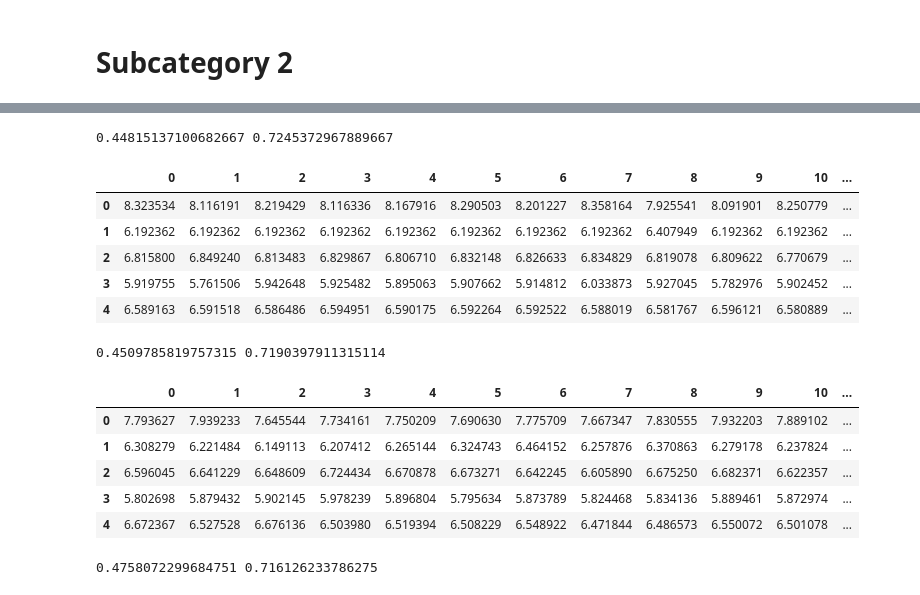
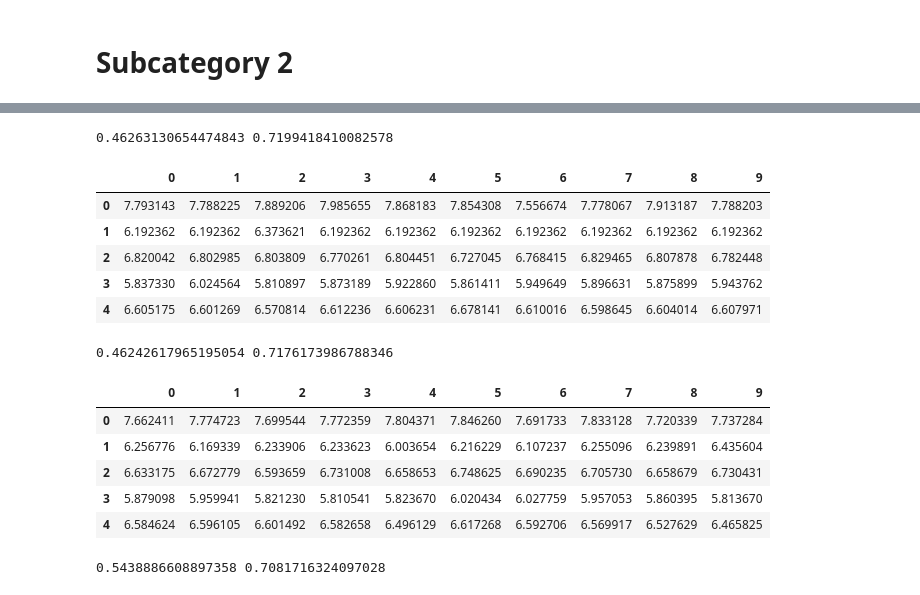
Before and after one commit to RahulGupta16/Machinehack-E-Commerce-product-price-prediction, a Jupyter notebook: Untitled.ipynb, the cells around one changed output, grey strips where cells are left out. Saved outputs shown, nothing was run; the diff lists cells and outputs as text; code cells hidden in the pictures.

```diff
--- a/Untitled.ipynb
+++ b/Untitled.ipynb
@@ -217,3 +245,6 @@ train.head()
+# %%
+train.Subcategory_2=train.Subcategory_2.apply(lambda x: 'cloth' if re.search('clothing',x) else x)
+test.Subcategory_2=test.Subcategory_2.apply(lambda x: 'cloth' if re.search('clothing',x) else x)
 # %%
 t1=set(train.Subcategory_2).difference(set(test.Subcategory_2))
 t2=set(test.Subcategory_2).difference(set(train.Subcategory_2))
@@ -235,6 +258,6 @@ len(t1)
 # %%
-train=pd.concat([train,pd.get_dummies(train[['Year']].astype('category'))],axis=1)
-test=pd.concat([test,pd.get_dummies(test[['Year']].astype('category'))],axis=1)
+#train=pd.concat([train,pd.get_dummies(train[['Year']].astype('category'))],axis=1)
+#test=pd.concat([test,pd.get_dummies(test[['Year']].astype('category'))],axis=1)
 # %%
 train.shape,test.shape
 # %% [output]
@@ -242,9 +265,13 @@ train.shape,test.shape
 # %%
-train.drop(columns=['Product','Year','Date'],inplace=True)
-test.drop(columns=['Product','Year','Date'],inplace=True)
+train.drop(columns=['Product','Date'],inplace=True)
+test.drop(columns=['Product','Date'],inplace=True)
 # %%
 label =train['Selling_Price']
 train.drop(columns=['Selling_Price'],inplace=True)
+# %%
+mm=MinMaxScaler()
+train=pd.DataFrame(mm.fit_transform(train))
+test=pd.DataFrame(mm.fit_transform(test))
 # %%
 test.head()
 # %% [output]
@@ -340,29 +367,29 @@ model(xgb.XGBRegressor(random_state=1688),train,label,test,6898,10).head()
 # %%
-model(ExtraTreesRegressor(random_state=9111),train,label,test,5234,15).head()
+model(ExtraTreesRegressor(random_state=1119),train,label,test,11359,10).head()
 # %% [output]
-0.44815137100682667 0.7245372967889667
+0.46263130654474843 0.7199418410082578
-|  | 0 | 1 | 2 | 3 | 4 | 5 | 6 | 7 | 8 | 9 | 10 | ... |
-| 0 | 8.323534 | 8.116191 | 8.219429 | 8.116336 | 8.167916 | 8.290503 | 8.201227 | 8.358164 | 7.925541 | 8.091901 | 8.250779 | ... |
-| 1 | 6.192362 | 6.192362 | 6.192362 | 6.192362 | 6.192362 | 6.192362 | 6.192362 | 6.192362 | 6.407949 | 6.192362 | 6.192362 | ... |
-| 2 | 6.815800 | 6.849240 | 6.813483 | 6.829867 | 6.806710 | 6.832148 | 6.826633 | 6.834829 | 6.819078 | 6.809622 | 6.770679 | ... |
-| 3 | 5.919755 | 5.761506 | 5.942648 | 5.925482 | 5.895063 | 5.907662 | 5.914812 | 6.033873 | 5.927045 | 5.782976 | 5.902452 | ... |
-| 4 | 6.589163 | 6.591518 | 6.586486 | 6.594951 | 6.590175 | 6.592264 | 6.592522 | 6.588019 | 6.581767 | 6.596121 | 6.580889 | ... |
+|  | 0 | 1 | 2 | 3 | 4 | 5 | 6 | 7 | 8 | 9 |
+| 0 | 7.793143 | 7.788225 | 7.889206 | 7.985655 | 7.868183 | 7.854308 | 7.556674 | 7.778067 | 7.913187 | 7.788203 |
+| 1 | 6.192362 | 6.192362 | 6.373621 | 6.192362 | 6.192362 | 6.192362 | 6.192362 | 6.192362 | 6.192362 | 6.192362 |
+| 2 | 6.820042 | 6.802985 | 6.803809 | 6.770261 | 6.804451 | 6.727045 | 6.768415 | 6.829465 | 6.807878 | 6.782448 |
+| 3 | 5.837330 | 6.024564 | 5.810897 | 5.873189 | 5.922860 | 5.861411 | 5.949649 | 5.896631 | 5.875899 | 5.943762 |
+| 4 | 6.605175 | 6.601269 | 6.570814 | 6.612236 | 6.606231 | 6.678141 | 6.610016 | 6.598645 | 6.604014 | 6.607971 |
 # %%
-model(lgb.LGBMRegressor(random_state=312),train,label,test,11098,15).head()
+model(lgb.LGBMRegressor(random_state=32981),train,label,test,8848,10).head()
 # %% [output]
-0.4509785819757315 0.7190397911315114
+0.46242617965195054 0.7176173986788346
-|  | 0 | 1 | 2 | 3 | 4 | 5 | 6 | 7 | 8 | 9 | 10 | ... |
-| 0 | 7.793627 | 7.939233 | 7.645544 | 7.734161 | 7.750209 | 7.690630 | 7.775709 | 7.667347 | 7.830555 | 7.932203 | 7.889102 | ... |
-| 1 | 6.308279 | 6.221484 | 6.149113 | 6.207412 | 6.265144 | 6.324743 | 6.464152 | 6.257876 | 6.370863 | 6.279178 | 6.237824 | ... |
-| 2 | 6.596045 | 6.641229 | 6.648609 | 6.724434 | 6.670878 | 6.673271 | 6.642245 | 6.605890 | 6.675250 | 6.682371 | 6.622357 | ... |
-| 3 | 5.802698 | 5.879432 | 5.902145 | 5.978239 | 5.896804 | 5.795634 | 5.873789 | 5.824468 | 5.834136 | 5.889461 | 5.872974 | ... |
-| 4 | 6.672367 | 6.527528 | 6.676136 | 6.503980 | 6.519394 | 6.508229 | 6.548922 | 6.471844 | 6.486573 | 6.550072 | 6.501078 | ... |
+|  | 0 | 1 | 2 | 3 | 4 | 5 | 6 | 7 | 8 | 9 |
+| 0 | 7.662411 | 7.774723 | 7.699544 | 7.772359 | 7.804371 | 7.846260 | 7.691733 | 7.833128 | 7.720339 | 7.737284 |
+| 1 | 6.256776 | 6.169339 | 6.233906 | 6.233623 | 6.003654 | 6.216229 | 6.107237 | 6.255096 | 6.239891 | 6.435604 |
+| 2 | 6.633175 | 6.672779 | 6.593659 | 6.731008 | 6.658653 | 6.748625 | 6.690235 | 6.705730 | 6.658679 | 6.730431 |
+| 3 | 5.879098 | 5.959941 | 5.821230 | 5.810541 | 5.823670 | 6.020434 | 6.027759 | 5.957053 | 5.860395 | 5.813670 |
+| 4 | 6.584624 | 6.596105 | 6.601492 | 6.582658 | 6.496129 | 6.617268 | 6.592706 | 6.569917 | 6.527629 | 6.465825 |
 # %%
 #sample['Selling_Price']=model(xgb.XGBRegressor(random_state=129980),train,label,test,799982,10)
 # %%
-predict_test=model(GradientBoostingRegressor(random_state=31280),train,label,test,9127,15)
+predict_test=model(GradientBoostingRegressor(random_state=554691),train,label,test,234554,15)
 # %% [output]
-0.4758072299684751 0.716126233786275
+0.5438886608897358 0.7081716324097028
 # %%
 predict_test.head()
 # %% [output]
```
Also changed, not shown: parts of 20 cells of this notebook, 2 other files.
